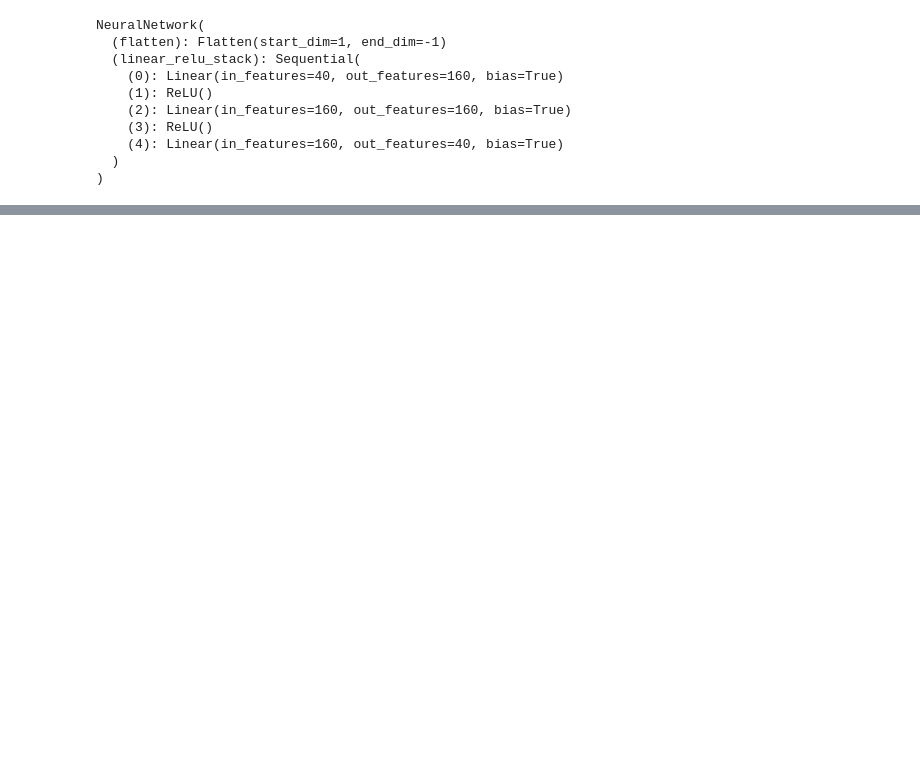
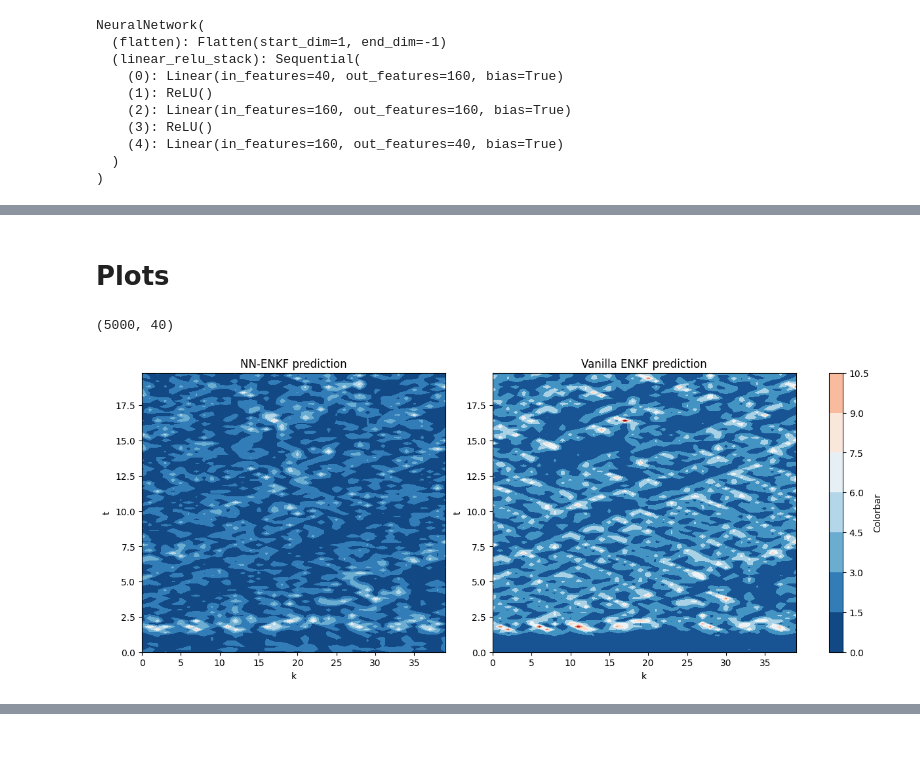
Before and after one commit to ritviksteegavarapu/ACM-270-Project, a Jupyter notebook: Auto-Diff ENKF/Auto-Diff_ENKF.ipynb, the cells around one changed output, grey strips where cells are left out. Cells and saved outputs as stored; diff of their text form; code cells hidden in the pictures; blank space fills up the shorter version.

Commit message:
autodiff enkf all experiments

```diff
--- a/Auto-Diff ENKF/Auto-Diff_ENKF.ipynb
+++ b/Auto-Diff ENKF/Auto-Diff_ENKF.ipynb
@@ -339,0 +283,52 @@ np.mean((np.mean(prediction_vanilla, axis = 1) - X_test[1:].detach().numpy())**2
+# %% [markdown]
+# Plots
+# %%
+mean_pred_nn = np.mean(prediction_nn, axis = 1)
+mean_pred_vanilla = np.mean(prediction_vanilla, axis = 1)
+
+mean_analysis_nn = np.mean(analysis_nn, axis = 1)
+mean_analysis_vanilla = np.mean(analysis_vanilla, axis = 1)
+# %%
+mean_pred_nn.shape
+# %% [output]
+(5000, 40)
+# %%
+y_test = X_test[1:].detach().numpy()
+# %%
+t_start = 0
+t_end = 100
+
+# Calculate global vmin and vmax
+all_data = [
+    np.abs(mean_pred_nn[t_start:t_end] - y_test[t_start:t_end]),
+    np.abs(mean_pred_vanilla[t_start:t_end] - y_test[t_start:t_end]),
+    np.abs(mean_analysis_nn[t_start:t_end] - y_test[t_start:t_end]),
+    np.abs(mean_analysis_vanilla[t_start:t_end] - y_test[t_start:t_end])
+]
+vmin = 0.0
+vmax = max(data.max() for data in all_data)
+# %%
+fig, (ax1, ax2) = plt.subplots(1, 2, figsize=(12, 5), constrained_layout=True)
+
+
+# Create the contour plots
+contour1 = ax1.contourf(k, time_test[t_start:t_end], np.abs(mean_pred_nn[t_start:t_end] - y_test[t_start:t_end]), cmap='RdBu_r', vmin=vmin, vmax=vmax)
+contour2 = ax2.contourf(k, time_test[t_start:t_end], np.abs(mean_pred_vanilla[t_start:t_end] - y_test[t_start:t_end]), cmap='RdBu_r', vmin=vmin, vmax=vmax)
+
+
+# Add a shared colorbar
+cbar = fig.colorbar(contour1, ax=[ax1, ax2], orientation='vertical')
+cbar.ax.set_ylabel('Colorbar')
+
+# Set titles and labels
+ax1.set_title('NN-ENKF prediction')
+ax1.set_xlabel('k')
+ax1.set_ylabel('t')
+
+ax2.set_title('Vanilla ENKF prediction')
+ax2.set_xlabel('k')
+ax2.set_ylabel('t')
+
+plt.show()
+# %% [output]
+[figure, added]
```
Also changed, not shown: parts of 32 cells of this notebook, 1 other file.
